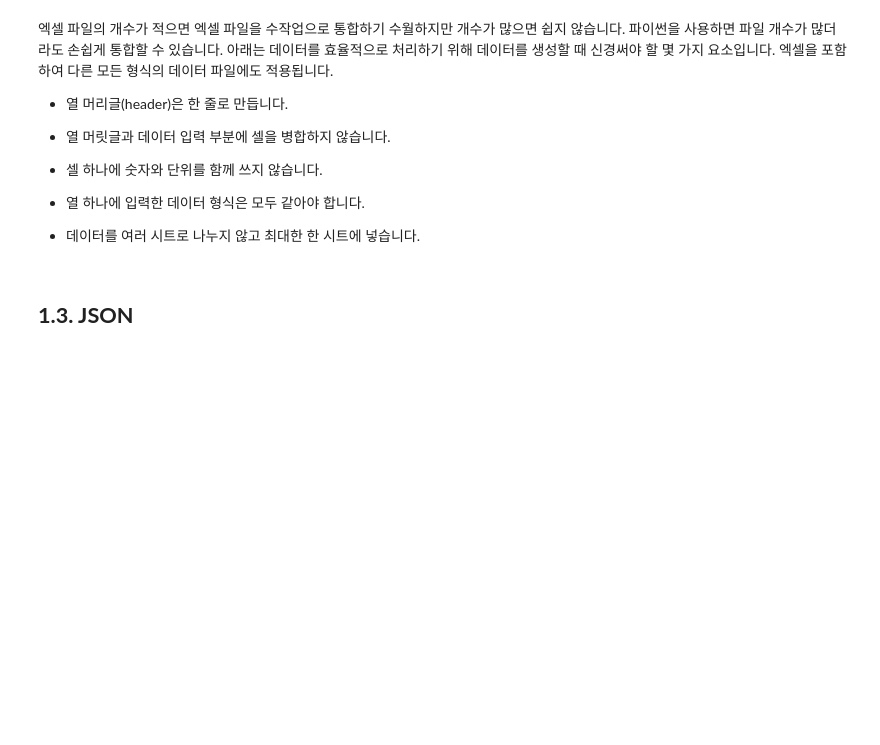
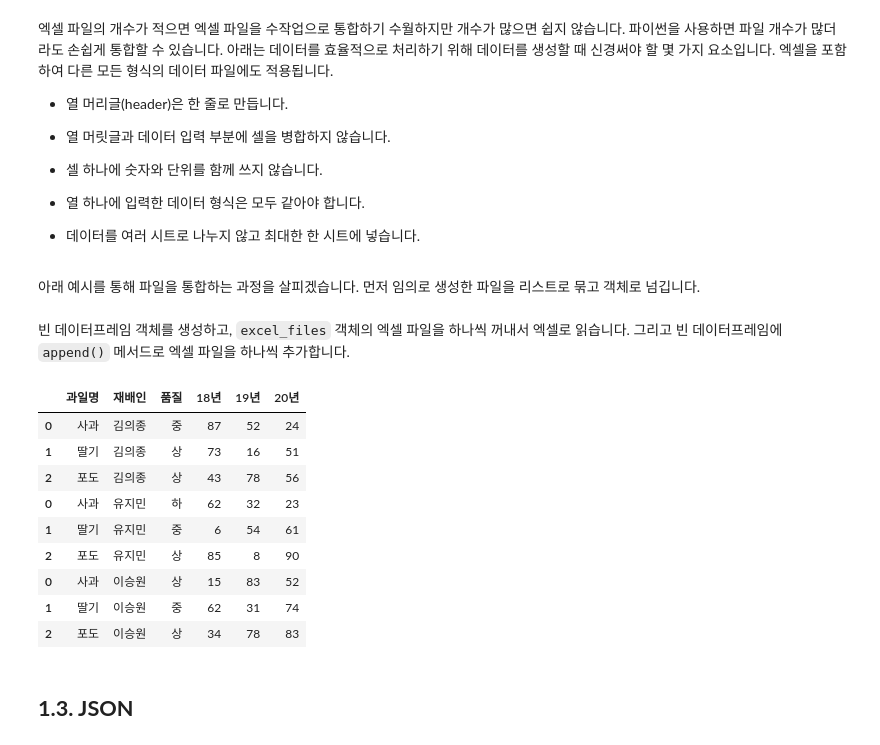
Before and after one commit to LeeSeungwon89/Pandas_Theory, a Jupyter notebook: 3. 데이터 입출력.ipynb, the cells around one changed output. Saved outputs shown, nothing was run; the diff lists cells and outputs as text; code cells hidden in the pictures; blank space fills up the shorter version.

```diff
--- a/3. 데이터 입출력.ipynb
+++ b/3. 데이터 입출력.ipynb
@@ -219,6 +219,33 @@ test_excelwriter.save()
 - 열 하나에 입력한 데이터 형식은 모두 같아야 합니다.
 
 - 데이터를 여러 시트로 나누지 않고 최대한 한 시트에 넣습니다.
+# %% [markdown]
+아래 예시를 통해 파일을 통합하는 과정을 살피겠습니다. 먼저 임의로 생성한 파일을 리스트로 묶고 객체로 넘깁니다.
+# %%
+ex_f = ['/content/gdrive/MyDrive/Python_for_Data_Analytics_Science/수확량_김의종.xlsx',
+               '/content/gdrive/MyDrive/Python_for_Data_Analytics_Science/수확량_유지민.xlsx',
+               '/content/gdrive/MyDrive/Python_for_Data_Analytics_Science/수확량_이승원.xlsx']
+# %% [markdown]
+빈 데이터프레임 객체를 생성하고, `excel_files` 객체의 엑셀 파일을 하나씩 꺼내서 엑셀로 읽습니다. 그리고 빈 데이터프레임에 `append()` 메서드로 엑셀 파일을 하나씩 추가합니다.
+# %%
+df_all_ex_f = pd.DataFrame()
+
+for i in ex_f:
+    df_ex_f = pd.read_excel(i)
+    df_all_ex_f = df_all_ex_f.append(df_ex_f)
+
+df_all_ex_f
+# %% [output]
+|  | 과일명 | 재배인 | 품질 | 18년 | 19년 | 20년 |
+| 0 | 사과 | 김의종 | 중 | 87 | 52 | 24 |
+| 1 | 딸기 | 김의종 | 상 | 73 | 16 | 51 |
+| 2 | 포도 | 김의종 | 상 | 43 | 78 | 56 |
+| 0 | 사과 | 유지민 | 하 | 62 | 32 | 23 |
+| 1 | 딸기 | 유지민 | 중 | 6 | 54 | 61 |
+| 2 | 포도 | 유지민 | 상 | 85 | 8 | 90 |
+| 0 | 사과 | 이승원 | 상 | 15 | 83 | 52 |
+| 1 | 딸기 | 이승원 | 중 | 62 | 31 | 74 |
+| 2 | 포도 | 이승원 | 상 | 34 | 78 | 83 |
 # %% [markdown]
 ## **1.3. JSON**
 # %% [markdown]
```
